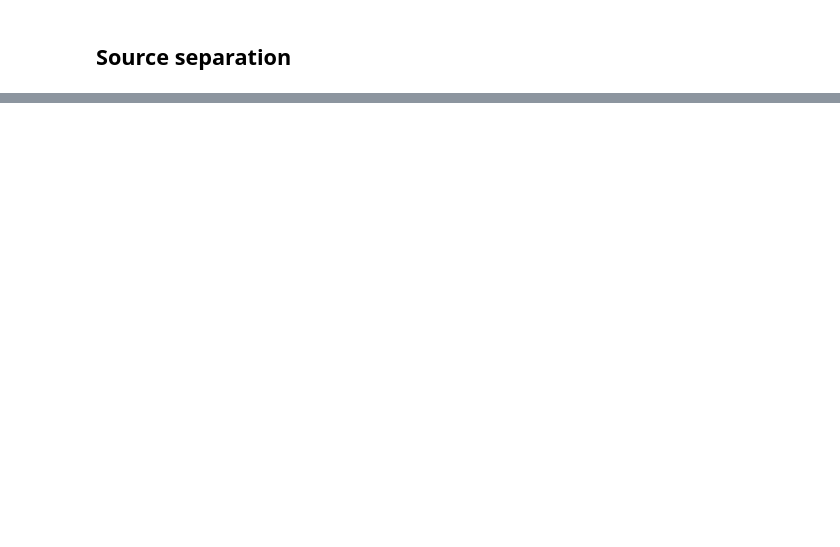
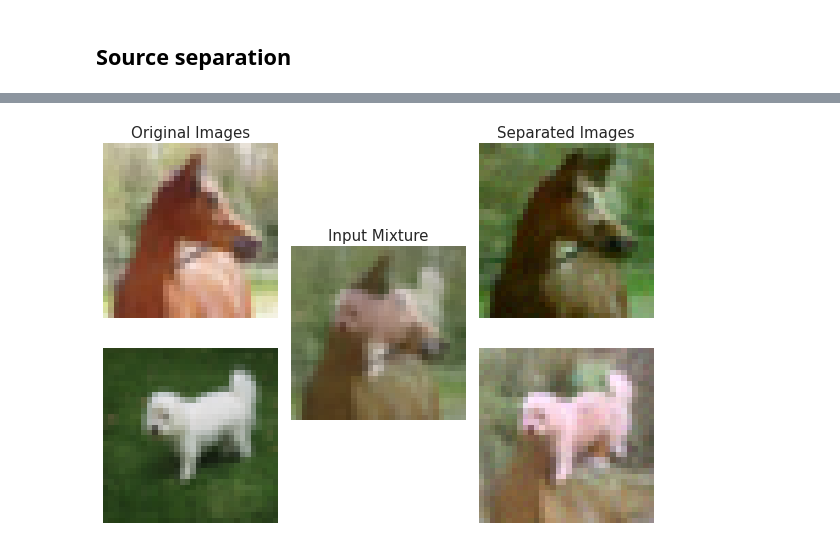
Before and after one commit to grantmerz/score_sde_pytorch, a Jupyter notebook: Source_Separation.ipynb, the cells around one changed output, grey strips where cells are left out. Drawn from its saved outputs; the diff is of its cells as text; code cells hidden in the pictures; blank space fills up the shorter version.

```diff
--- a/Source_Separation.ipynb
+++ b/Source_Separation.ipynb
@@ -362,0 +417,4 @@ TypeError: can't convert cuda:0 device type tensor to numpy. Use Tensor.cpu() to
+# %%
+show_ex(mx1,mx2,img1,img2,5)
+plt.savefig('assets/ex3.png')
+# %% [output]
@@ -362,0 +423 @@ TypeError: can't convert cuda:0 device type tensor to numpy. Use Tensor.cpu() to
+[figure, added]
```
Also changed, not shown: parts of 20 cells of this notebook.
